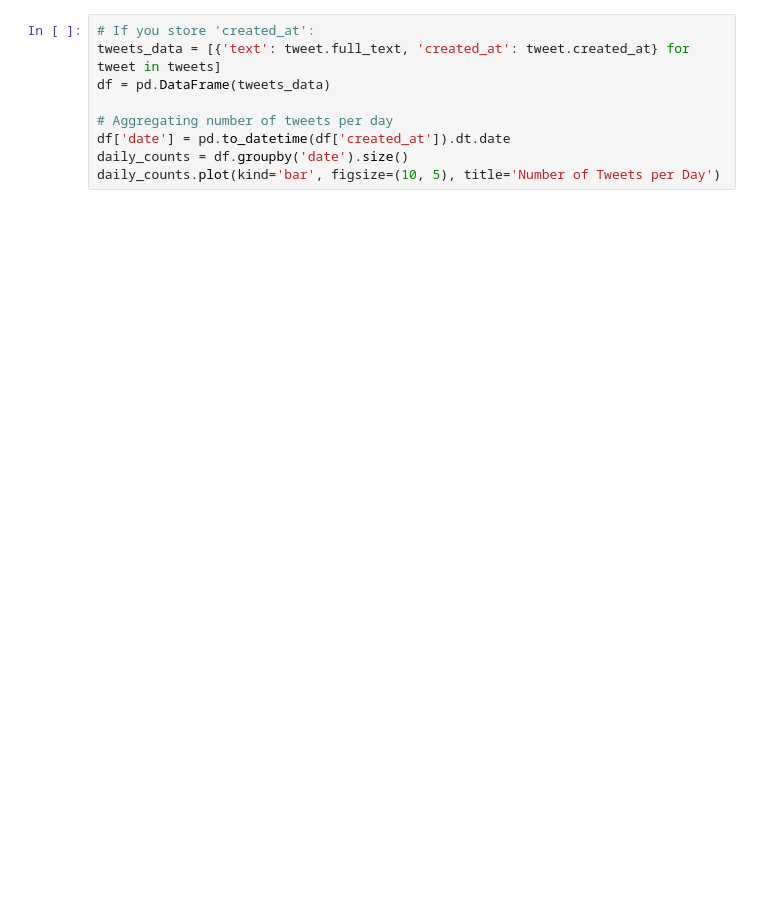
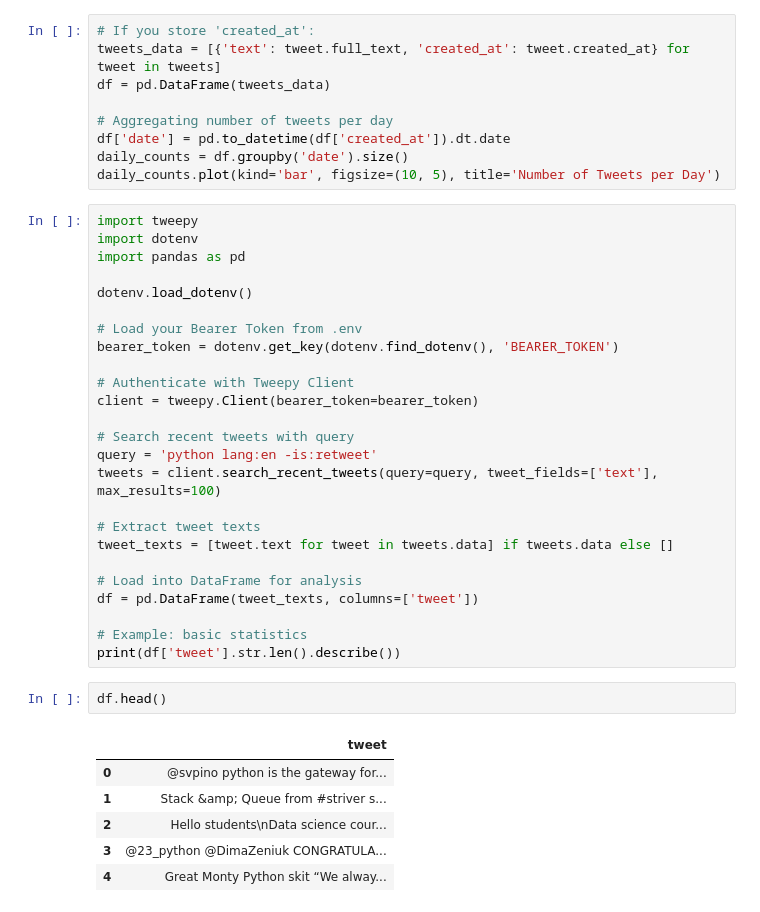
Before and after one commit to neeyatlotlikar/semester3, a Jupyter notebook: SNA/twitter_analysis.ipynb, the cells around one changed output. Cells and saved outputs as stored; diff of their text form; blank space fills up the shorter version.

```diff
--- a/SNA/twitter_analysis.ipynb
+++ b/SNA/twitter_analysis.ipynb
@@ -40,3 +40,37 @@ df = pd.DataFrame(tweets_data)
 df['date'] = pd.to_datetime(df['created_at']).dt.date
 daily_counts = df.groupby('date').size()
 daily_counts.plot(kind='bar', figsize=(10, 5), title='Number of Tweets per Day')
+# %%
+import tweepy
+import dotenv
+import pandas as pd
+
+dotenv.load_dotenv()
+
+# Load your Bearer Token from .env
+bearer_token = dotenv.get_key(dotenv.find_dotenv(), 'BEARER_TOKEN')
+
+# Authenticate with Tweepy Client
+client = tweepy.Client(bearer_token=bearer_token)
+
+# Search recent tweets with query
+query = 'python lang:en -is:retweet'
+tweets = client.search_recent_tweets(query=query, tweet_fields=['text'], max_results=100)
+
+# Extract tweet texts
+tweet_texts = [tweet.text for tweet in tweets.data] if tweets.data else []
+
+# Load into DataFrame for analysis
+df = pd.DataFrame(tweet_texts, columns=['tweet'])
+
+# Example: basic statistics
+print(df['tweet'].str.len().describe())
+# %%
+df.head()
+# %% [output]
+|  | tweet |
+| 0 | @svpino python is the gateway for... |
+| 1 | Stack &amp; Queue from #striver s... |
+| 2 | Hello students\nData science cour... |
+| 3 | @23_python @DimaZeniuk CONGRATULA... |
+| 4 | Great Monty Python skit “We alway... |
```
Also changed, not shown: parts of 8 cells of this notebook, 6 other files.
